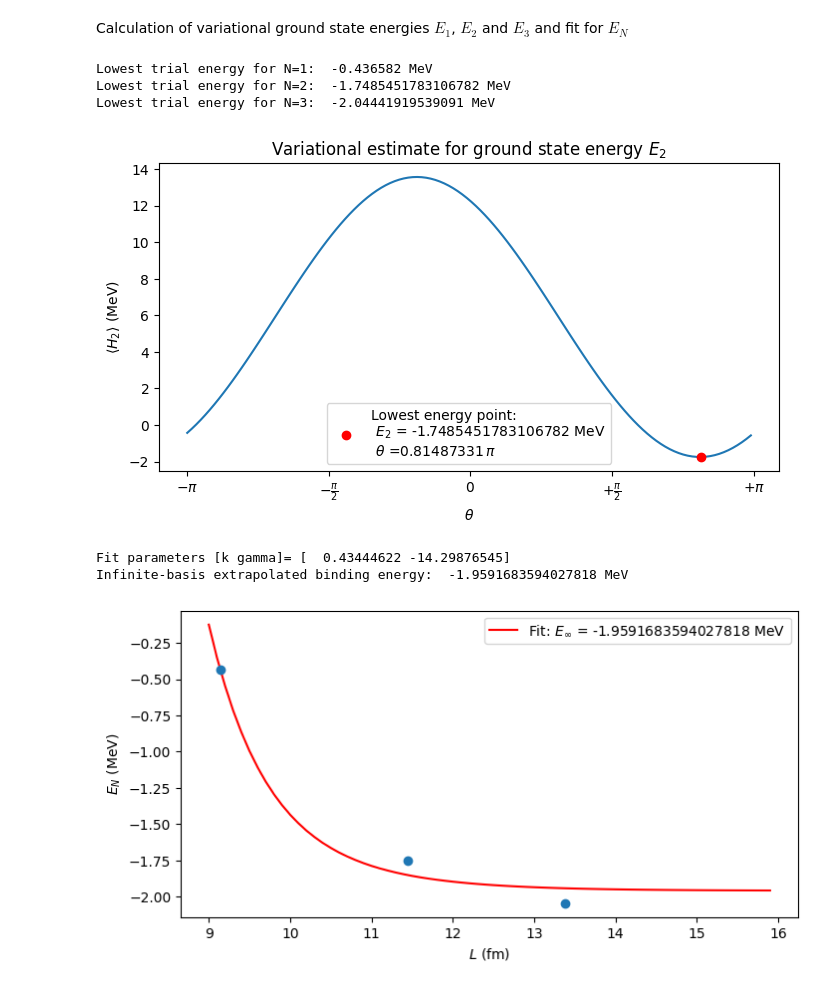
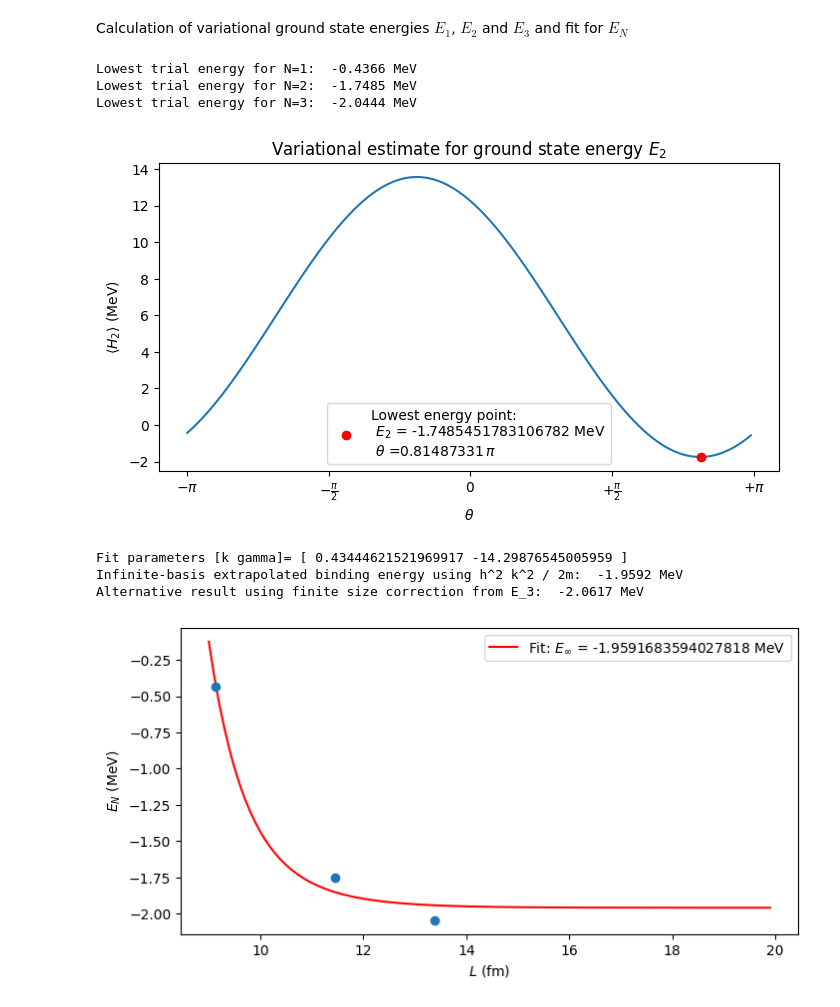
Before and after one commit to diegoscantam/2qubits, a Jupyter notebook: deuteron.ipynb, the cells around one changed output. Drawn from its saved outputs; the diff is of its cells as text; code cells hidden in the pictures.

```diff
--- a/deuteron.ipynb
+++ b/deuteron.ipynb
@@ -27,8 +27,6 @@ Hamilt_3 = (5.906709 * I^I^I) + (0.218291 * Z^I^I) - (6.125 * I^Z^I) - (2.143304
 # Deuteron parameters
 m = 1875.612942 # MeV / c^2
 hbar_c = 197.326980 # Mev fm
-#c = 2.99792458e+23 # fm /s
-#omega = c* 7.0/hbar_c
 
 # The ground state for H_1 is obtained as <1|H_1|1>, no need to use variational method
 state = Statevector.from_int(1,2)
@@ -101,7 +99,7 @@ for kk in range(0, len(theta)):
 
 
 # Lowest trial energy for <H_2> and <H_3>
-E_2 = min(exp_val_2)
+E_2 = exp_val_2.min()
 E_3 = exp_val_3.min()
 
 # Draw the circuit
@@ -130,45 +128,47 @@ plt.xlabel("$\\theta$")
 plt.ylabel("$\\langle H_2 \\rangle$ (MeV)")
 plt.title('Variational estimate for ground state energy $E_2$')
 # Results
-print('Lowest trial energy for N=1: ', E_1, 'MeV')
-print('Lowest trial energy for N=2: ', E_2, 'MeV')
-print('Lowest trial energy for N=3: ', E_3, 'MeV')
+print('Lowest trial energy for N=1: ', round(E_1, 4), 'MeV')
+print('Lowest trial energy for N=2: ', round(E_2, 4), 'MeV')
+print('Lowest trial energy for N=3: ', round(E_3, 4), 'MeV')
 # %% [output]
-Lowest trial energy for N=1:  -0.436582 MeV
-Lowest trial energy for N=2:  -1.7485451783106782 MeV
-Lowest trial energy for N=3:  -2.04441919539091 MeV
+Lowest trial energy for N=1:  -0.4366 MeV
+Lowest trial energy for N=2:  -1.7485 MeV
+Lowest trial energy for N=3:  -2.0444 MeV
 [figure]
 # %%
 # List of trial energies
 E_data = np.array([E_1, E_2, E_3])
 
-# Effective hard-wall radius for N=1 and N=2
+# Effective hard-wall radius for N=1, N=2 & N=3
 L = np.array([9.14, 11.45, 13.38])  # fm
 
 # Harmonic oscillator variant of Lüscher formula
 #   k: bound state momentum fm^(-1)
 #   gamma: asymptotic normalization coefficient fm^(-1/2)
 def luscher(l, k, gamma):
     return -hbar_c*hbar_c*k*k/(2*m)*(1 - 2*gamma*gamma*np.exp(-2*k*l)/k - 4*(gamma**4)*l*np.exp(-4*k*l)/k)
             #hbar_c*hbar_c*k*gamma*gamma*(1- gamma*gamma/k - (gamma**4)/(4*k*k) + 2*w*k*(gamma**4))*np.exp(-4*k*l)/m
 
 # Fit to k and gamma
-param, cov = curve_fit(luscher, L, E_data)
+[k, gamma], cov = curve_fit(luscher, L, E_data)
 
 # Fit plot
-ll = np.arange(9,16,0.1)
-ee = luscher(ll, param[0], param[1])
-lbl = 'Fit: $E_\infty$ = ' + str(-hbar_c*hbar_c*param[0]*param[0]/(2*m)) + ' MeV'
+ll = np.arange(9,20,0.1)
+ee = luscher(ll, k, gamma)
+lbl = 'Fit: $E_\infty$ = ' + str(-hbar_c*hbar_c*k*k/(2*m)) + ' MeV'
 plt.figure(figsize=(w,h))
 plt.plot(ll, ee, color='red', label= lbl)
 plt.scatter(L, E_data, zorder=5)
 plt.legend()
 plt.xlabel('$L$ (fm)')
 plt.ylabel('$E_N$ (MeV)')
 # Results
-print('Fit parameters [k gamma]=', param)
-print('Infinite-basis extrapolated binding energy: ', -hbar_c*hbar_c*param[0]*param[0]/(2*m), 'MeV')
+print('Fit parameters [k gamma]= [', k, gamma, ']')
+print('Infinite-basis extrapolated binding energy using h^2 k^2 / 2m: ', round(-hbar_c*hbar_c*k*k/(2*m),4), 'MeV')
+print('Alternative result using finite size correction from E_3: ', round(E_3 - hbar_c*hbar_c*k*k/(2*m)*( 2*gamma*gamma*np.exp(-2*k*L[2])/k + 4*(gamma**4)*L[2]*np.exp(-4*k*L[2])/k),4), 'MeV')
 # %% [output]
-Fit parameters [k gamma]= [  0.43444622 -14.29876545]
-Infinite-basis extrapolated binding energy:  -1.9591683594027818 MeV
+Fit parameters [k gamma]= [ 0.43444621521969917 -14.29876545005959 ]
+Infinite-basis extrapolated binding energy using h^2 k^2 / 2m:  -1.9592 MeV
+Alternative result using finite size correction from E_3:  -2.0617 MeV
-[figure, old version]
+[figure, new version]
```
